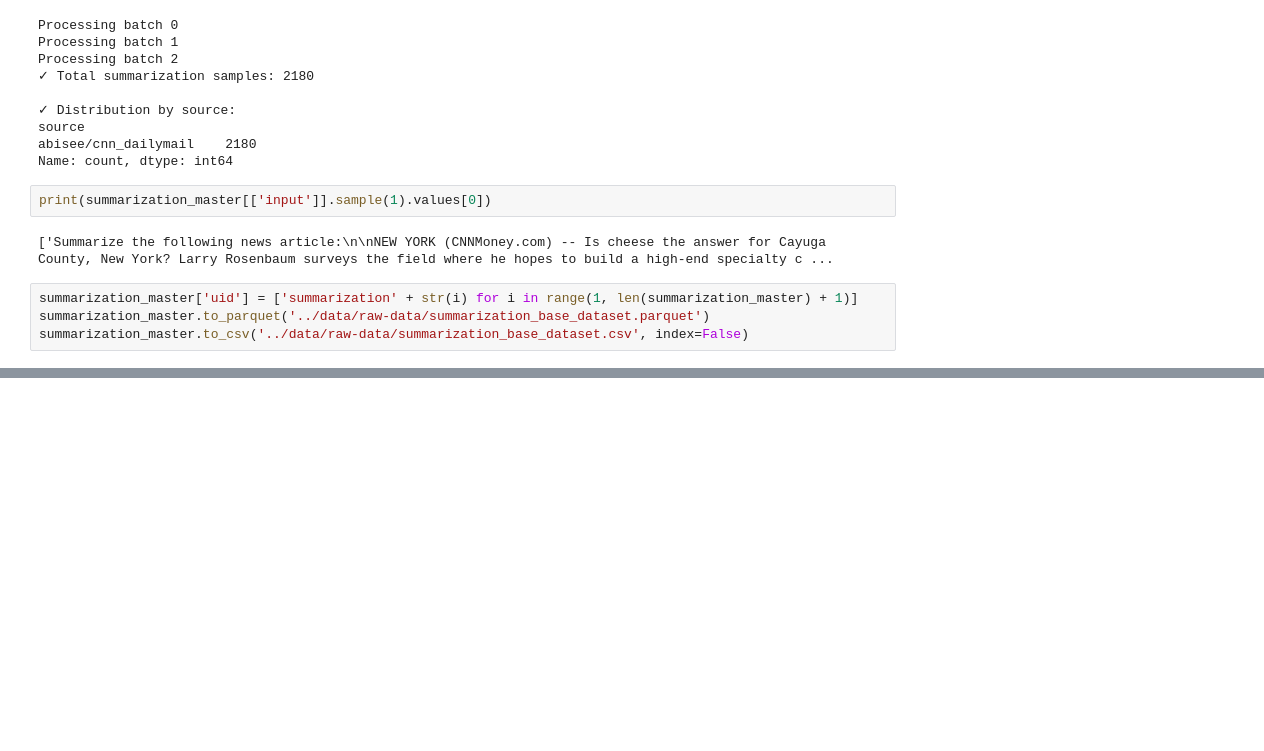
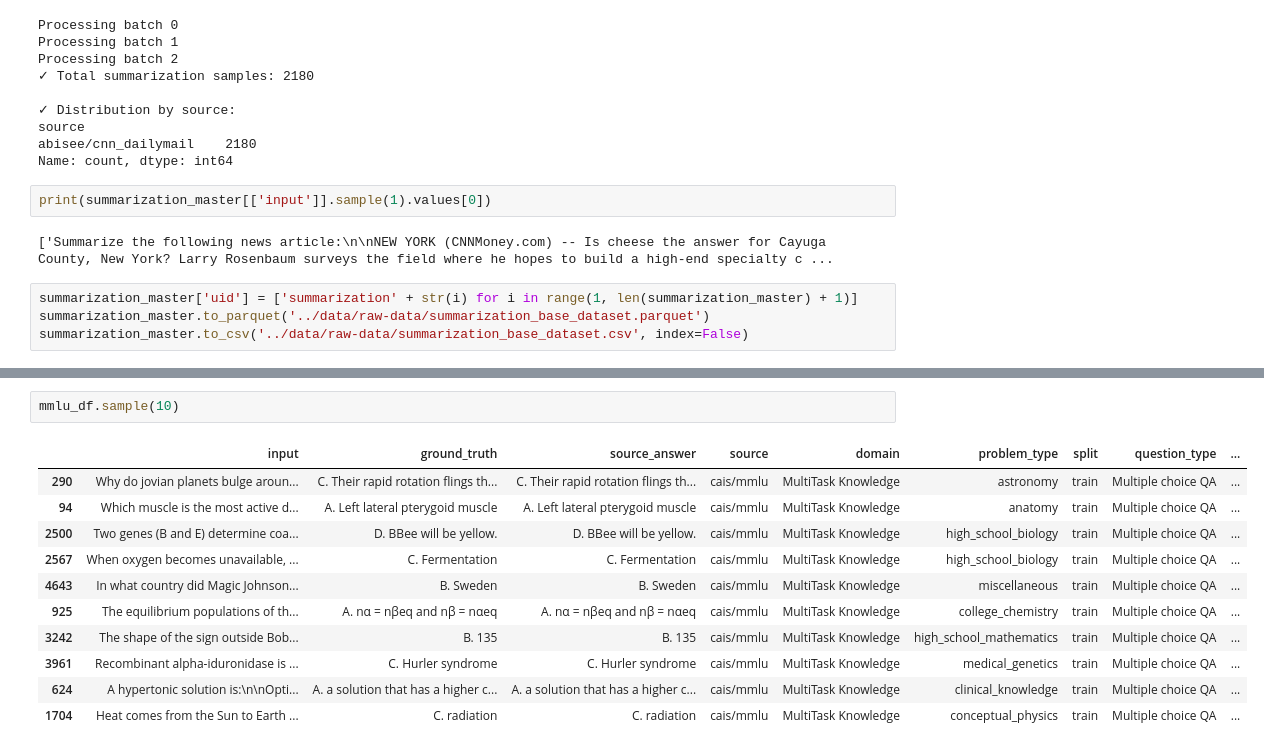
Before and after one commit to hazardscarn/google-tunix-kaggle, a Jupyter notebook: data-generation/create_training_data_v2.ipynb, the cells around one changed output, grey strips where cells are left out. Saved outputs shown, nothing was run; the diff lists cells and outputs as text; blank space fills up the shorter version.

```diff
--- a/data-generation/create_training_data_v2.ipynb
+++ b/data-generation/create_training_data_v2.ipynb
@@ -1113,0 +1134,14 @@ summarization_master.to_csv('../data/raw-data/summarization_base_dataset.csv', i
+# %%
+mmlu_df.sample(10)
+# %% [output]
+|  | input | ground_truth | source_answer | source | domain | problem_type | split | question_type | ... |
+| 290 | Why do jovian planets bulge aroun... | C. Their rapid rotation flings th... | C. Their rapid rotation flings th... | cais/mmlu | MultiTask Knowledge | astronomy | train | Multiple choice QA | ... |
+| 94 | Which muscle is the most active d... | A. Left lateral pterygoid muscle | A. Left lateral pterygoid muscle | cais/mmlu | MultiTask Knowledge | anatomy | train | Multiple choice QA | ... |
+| 2500 | Two genes (B and E) determine coa... | D. BBee will be yellow. | D. BBee will be yellow. | cais/mmlu | MultiTask Knowledge | high_school_biology | train | Multiple choice QA | ... |
+| 2567 | When oxygen becomes unavailable, ... | C. Fermentation | C. Fermentation | cais/mmlu | MultiTask Knowledge | high_school_biology | train | Multiple choice QA | ... |
+| 4643 | In what country did Magic Johnson... | B. Sweden | B. Sweden | cais/mmlu | MultiTask Knowledge | miscellaneous | train | Multiple choice QA | ... |
+| 925 | The equilibrium populations of th... | A. nα = nβeq and nβ = nαeq | A. nα = nβeq and nβ = nαeq | cais/mmlu | MultiTask Knowledge | college_chemistry | train | Multiple choice QA | ... |
+| 3242 | The shape of the sign outside Bob... | B. 135 | B. 135 | cais/mmlu | MultiTask Knowledge | high_school_mathematics | train | Multiple choice QA | ... |
+| 3961 | Recombinant alpha-iduronidase is ... | C. Hurler syndrome | C. Hurler syndrome | cais/mmlu | MultiTask Knowledge | medical_genetics | train | Multiple choice QA | ... |
+| 624 | A hypertonic solution is:\n\nOpti... | A. a solution that has a higher c... | A. a solution that has a higher c... | cais/mmlu | MultiTask Knowledge | clinical_knowledge | train | Multiple choice QA | ... |
+| 1704 | Heat comes from the Sun to Earth ... | C. radiation | C. radiation | cais/mmlu | MultiTask Knowledge | conceptual_physics | train | Multiple choice QA | ... |
```
Also changed, not shown: parts of 31 cells of this notebook, 11 other files.
